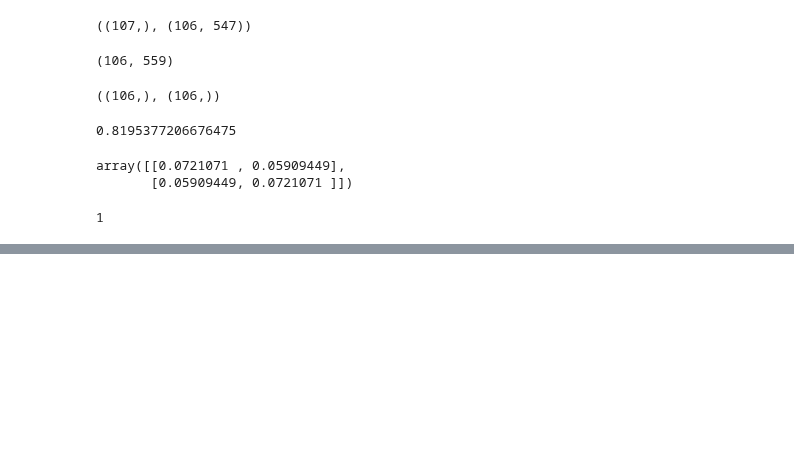
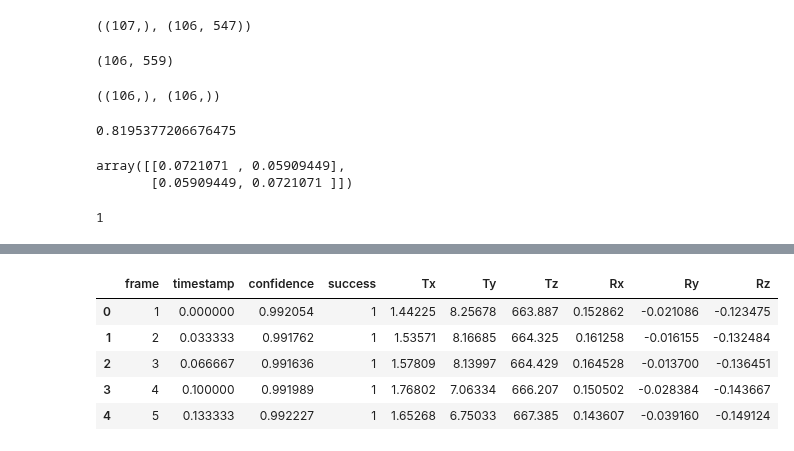
Before and after one commit to LouisYZK/dds-avec2019, a Jupyter notebook: explore.ipynb, the cells around one changed output, grey strips where cells are left out. Cells and saved outputs as stored; diff of their text form; code cells hidden in the pictures; blank space fills up the shorter version.

```diff
--- a/explore.ipynb
+++ b/explore.ipynb
@@ -168,0 +182,11 @@ array([[0.0721071 , 0.05909449],
+# %%
+dir_pose = config.data_dir + 'avec/301_P/' + '301_CLNF_pose.txt'
+df_p = pd.read_csv(dir_pose, header=0)
+df_p.head()
+# %% [output]
+|  | frame | timestamp | confidence | success | Tx | Ty | Tz | Rx | Ry | Rz |
+| 0 | 1 | 0.000000 | 0.992054 | 1 | 1.44225 | 8.25678 | 663.887 | 0.152862 | -0.021086 | -0.123475 |
+| 1 | 2 | 0.033333 | 0.991762 | 1 | 1.53571 | 8.16685 | 664.325 | 0.161258 | -0.016155 | -0.132484 |
+| 2 | 3 | 0.066667 | 0.991636 | 1 | 1.57809 | 8.13997 | 664.429 | 0.164528 | -0.013700 | -0.136451 |
+| 3 | 4 | 0.100000 | 0.991989 | 1 | 1.76802 | 7.06334 | 666.207 | 0.150502 | -0.028384 | -0.143667 |
+| 4 | 5 | 0.133333 | 0.992227 | 1 | 1.65268 | 6.75033 | 667.385 | 0.143607 | -0.039160 | -0.149124 |
```
Also changed, not shown: parts of 5 cells of this notebook, 3 other files.
